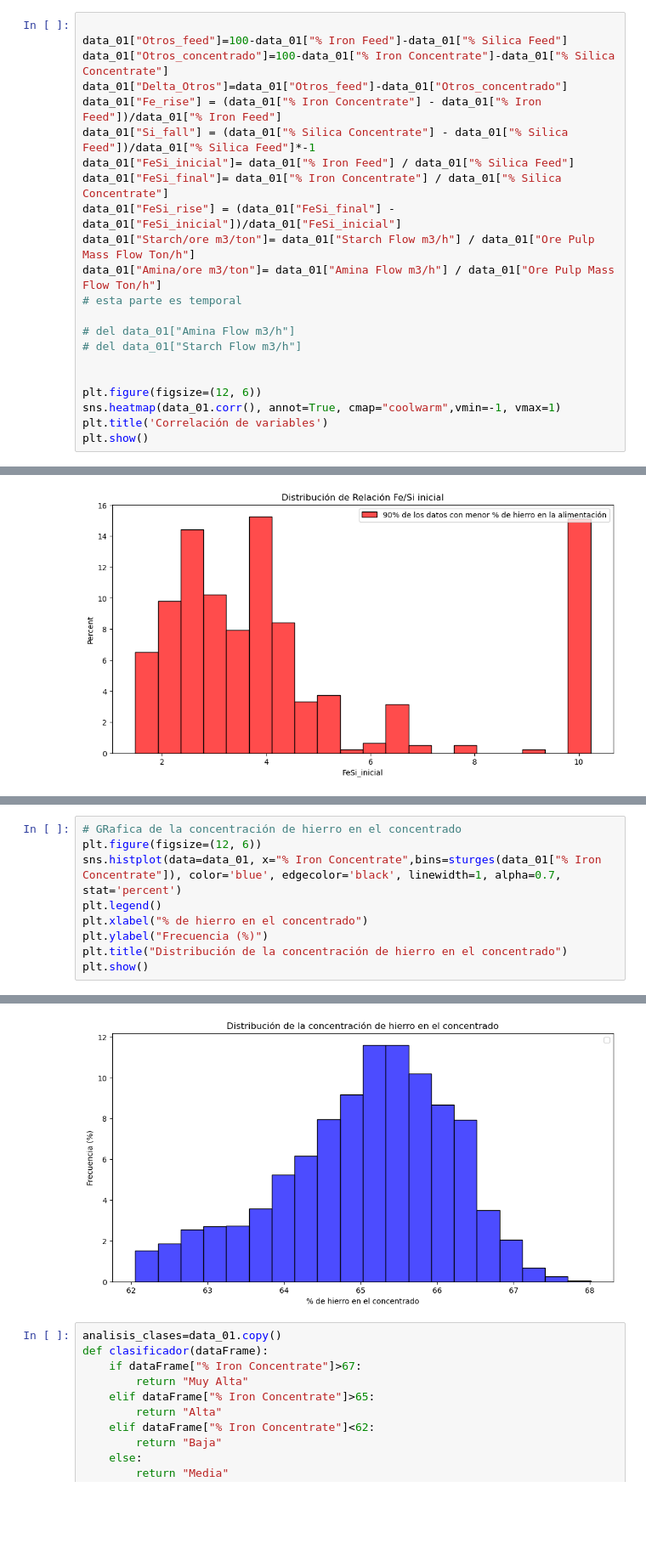
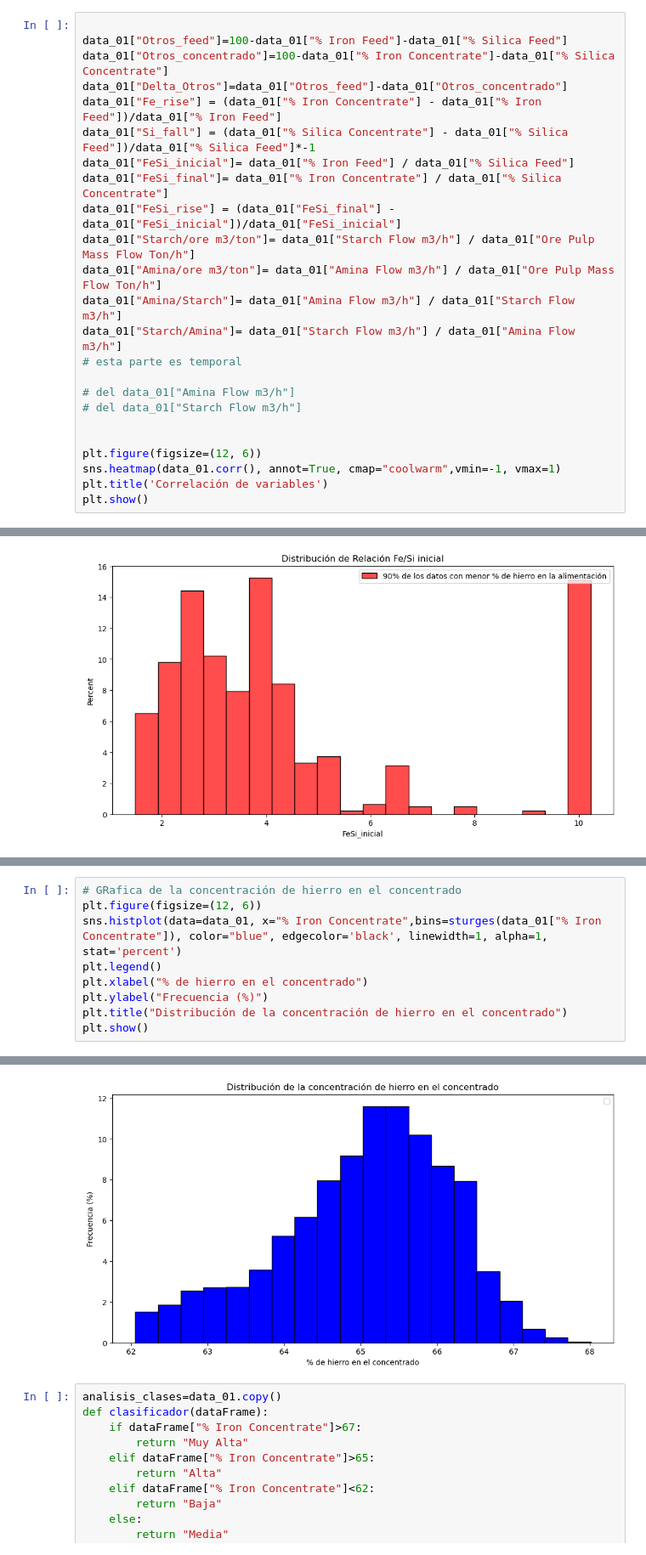
Before and after one commit to JohnLopez15/Mineria_2, a Jupyter notebook: Analisis_exploratorio.ipynb, the cells around one changed output, grey strips where cells are left out. Shown at 85% size. Saved outputs shown, nothing was run; the diff lists cells and outputs as text; blank space fills up the shorter version.

```diff
--- a/Analisis_exploratorio.ipynb
+++ b/Analisis_exploratorio.ipynb
@@ -88,6 +88,8 @@ data_01["FeSi_final"]= data_01["% Iron Concentrate"] / data_01["% Silica Concent
 data_01["FeSi_rise"] = (data_01["FeSi_final"] - data_01["FeSi_inicial"])/data_01["FeSi_inicial"]
 data_01["Starch/ore m3/ton"]= data_01["Starch Flow m3/h"] / data_01["Ore Pulp Mass Flow Ton/h"]
 data_01["Amina/ore m3/ton"]= data_01["Amina Flow m3/h"] / data_01["Ore Pulp Mass Flow Ton/h"]
+data_01["Amina/Starch"]= data_01["Amina Flow m3/h"] / data_01["Starch Flow m3/h"]
+data_01["Starch/Amina"]= data_01["Starch Flow m3/h"] / data_01["Amina Flow m3/h"]
 # esta parte es temporal
 
 # del data_01["Amina Flow m3/h"]
@@ -265,15 +269,15 @@ max            1.955319
 # %%
 # GRafica de la concentración de hierro en el concentrado
 plt.figure(figsize=(12, 6))
-sns.histplot(data=data_01, x="% Iron Concentrate",bins=sturges(data_01["% Iron Concentrate"]), color='blue', edgecolor='black', linewidth=1, alpha=0.7, stat='percent')
+sns.histplot(data=data_01, x="% Iron Concentrate",bins=sturges(data_01["% Iron Concentrate"]), color="blue", edgecolor='black', linewidth=1, alpha=1, stat='percent')
 plt.legend()
 plt.xlabel("% de hierro en el concentrado")
 plt.ylabel("Frecuencia (%)")
 plt.title("Distribución de la concentración de hierro en el concentrado")
 plt.show()
 # %% [output]
 No artists with labels found to put in legend.  Note that artists whose label start with an underscore are ignored when legend() is called with no argument.
-[figure, old version]
+[figure, new version]
 # %%
 analisis_clases=data_01.copy()
 def clasificador(dataFrame):
```
Also changed, not shown: parts of 16 cells of this notebook.
